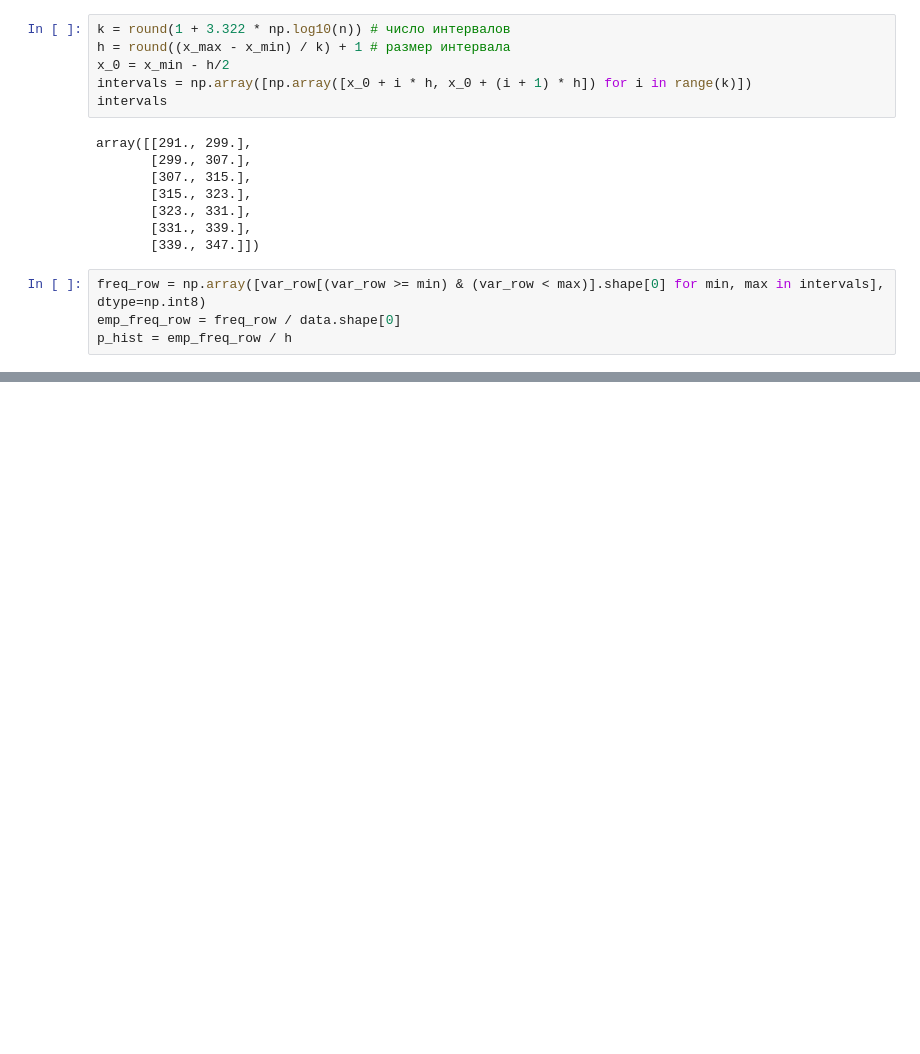
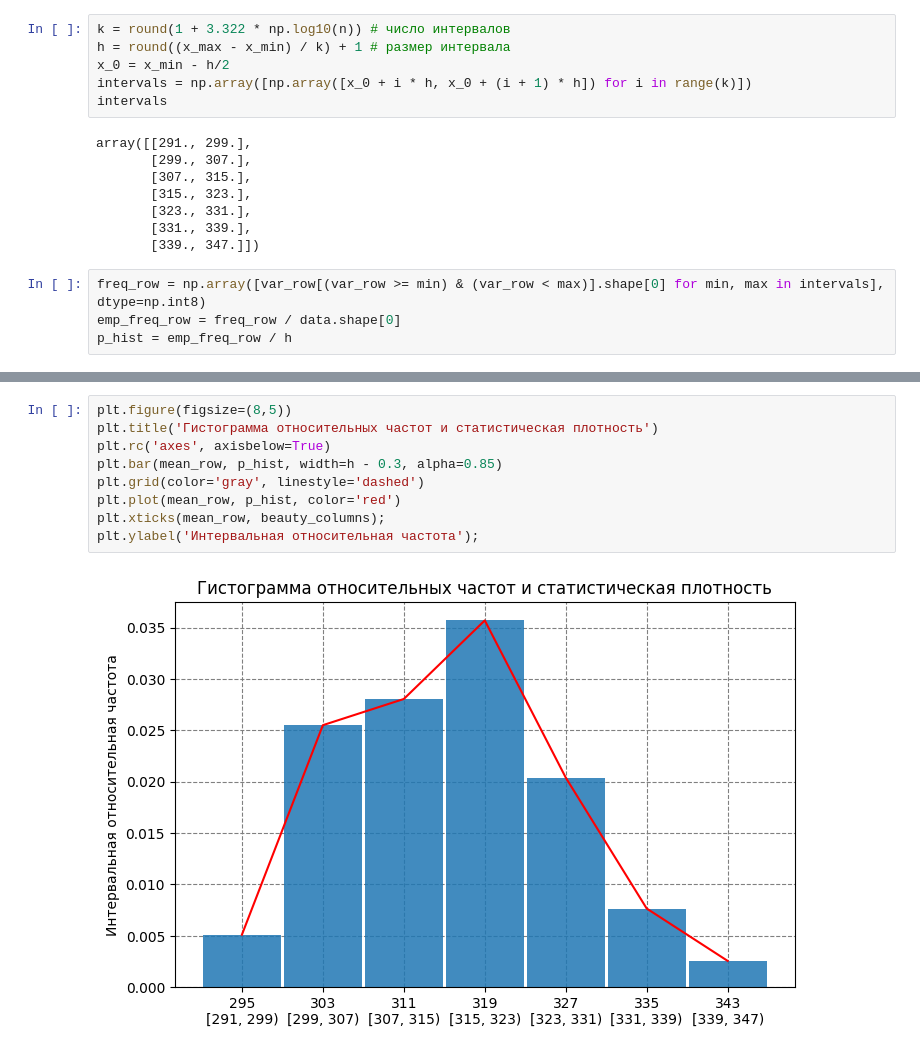
Before and after one commit to IvanBugaenko/NumericalMethods-Labs, a Jupyter notebook: terver/terver2.ipynb, the cells around one changed output, grey strips where cells are left out. Saved outputs shown, nothing was run; the diff lists cells and outputs as text; blank space fills up the shorter version.

```diff
--- a/terver/terver2.ipynb
+++ b/terver/terver2.ipynb
@@ -95,0 +99,11 @@ plt.bar(mean_row, p_hist)
+# %%
+plt.figure(figsize=(8,5))
+plt.title('Гистограмма относительных частот и статистическая плотность')
+plt.rc('axes', axisbelow=True)
+plt.bar(mean_row, p_hist, width=h - 0.3, alpha=0.85)
+plt.grid(color='gray', linestyle='dashed')
+plt.plot(mean_row, p_hist, color='red')
+plt.xticks(mean_row, beauty_columns);
+plt.ylabel('Интервальная относительная частота');
+# %% [output]
+[figure, added]
```
Also changed, not shown: parts of 16 cells of this notebook.
